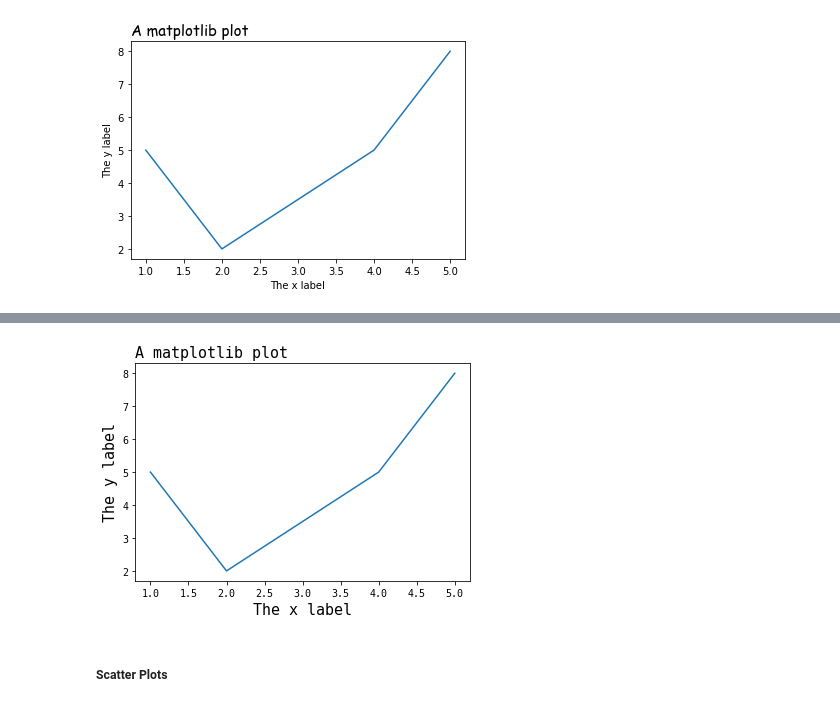
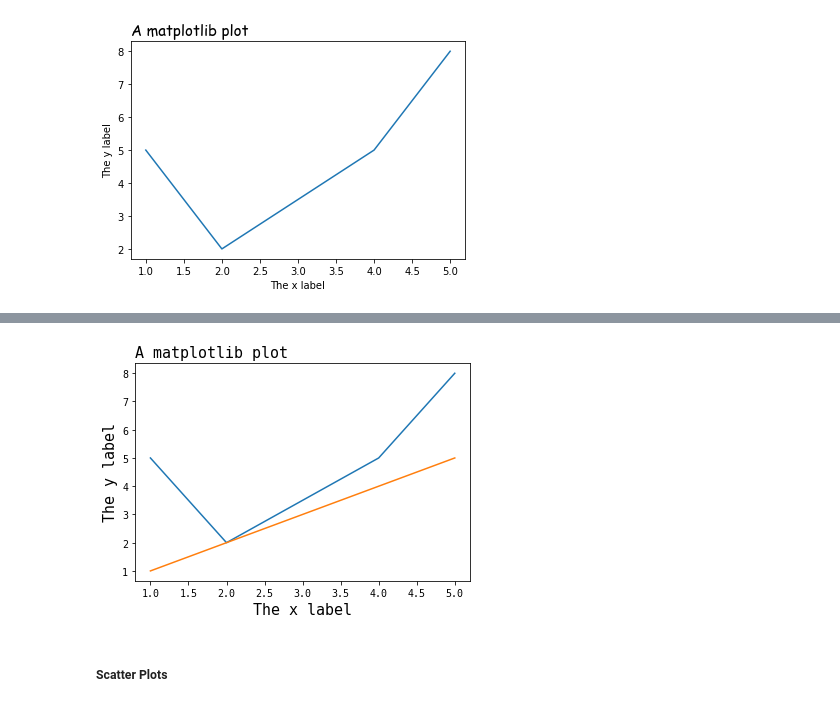
Before and after one commit to jfkoehler/nielsen, a Jupyter notebook: week_4/d1/01-matplotlib_basics.ipynb, the cells around one changed output, grey strips where cells are left out. Saved outputs shown, nothing was run; the diff lists cells and outputs as text; code cells hidden in the pictures.

```diff
--- a/week_4/d1/01-matplotlib_basics.ipynb
+++ b/week_4/d1/01-matplotlib_basics.ipynb
@@ -80,11 +80,12 @@ rcParams['font.family'] = 'monospace'
 rcParams['font.sans-serif'] = ['Fixed']
 # %%
 plt.plot(x, y)
+plt.plot(x, x)
 plt.xlabel('The x label', fontsize = 15)
 plt.ylabel('The y label', fontsize = 15)
 plt.title('A matplotlib plot',fontsize = 15, loc = 'left');
 # %% [output]
-[figure, old version]
+[figure, new version]
 # %% [markdown]
 ##### Scatter Plots
 # %%
```
Also changed, not shown: parts of 21 cells of this notebook, 4 other files.
